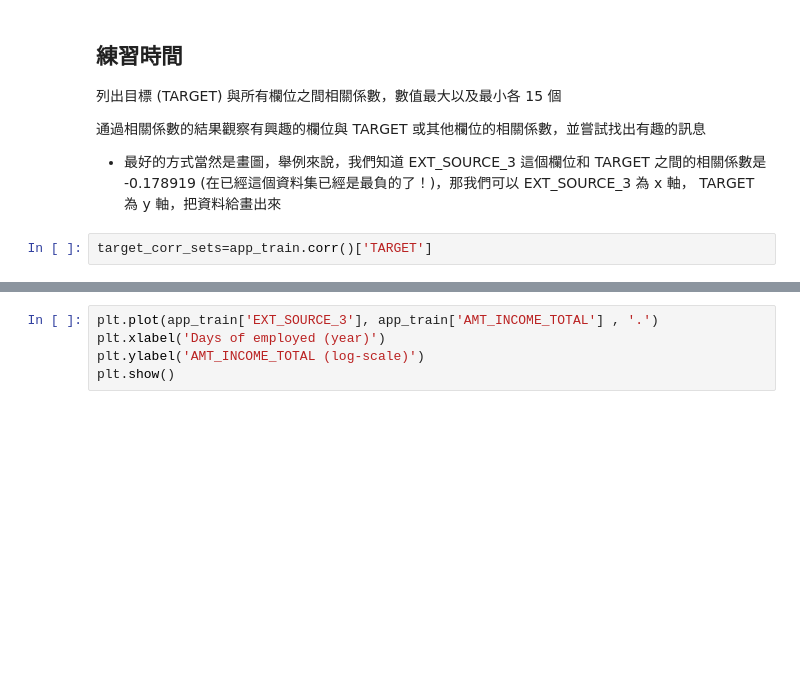
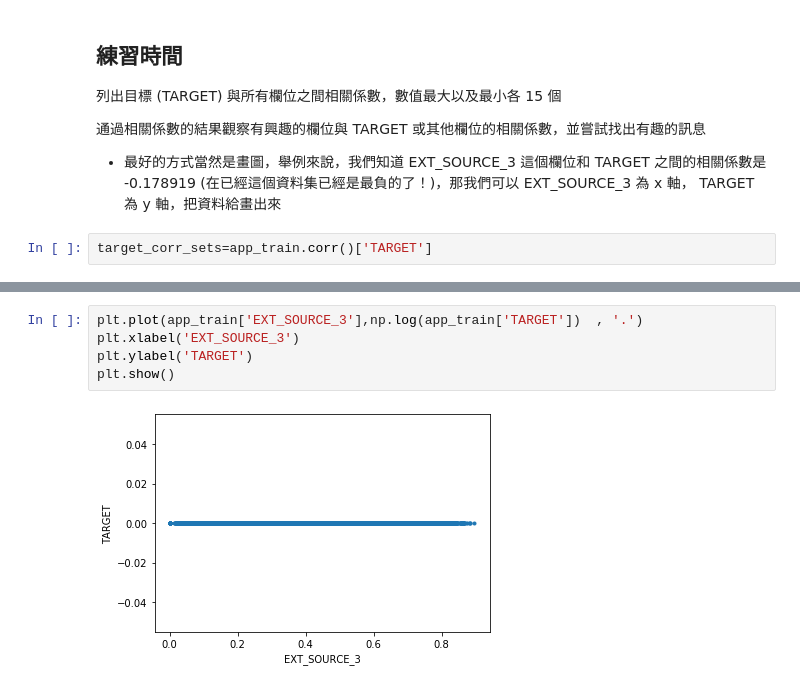
Before and after one commit to jttsai1994/4th-ML100Days, a Jupyter notebook: homework/Day_015_HW.ipynb, the cells around one changed output, grey strips where cells are left out. Saved outputs shown, nothing was run; the diff lists cells and outputs as text; blank space fills up the shorter version.

```diff
--- a/homework/Day_015_HW.ipynb
+++ b/homework/Day_015_HW.ipynb
@@ -103,5 +111,7 @@ Name: TARGET, Length: 107, dtype: float64
 # %%
-plt.plot(app_train['EXT_SOURCE_3'], app_train['AMT_INCOME_TOTAL'] , '.')
-plt.xlabel('Days of employed (year)')
-plt.ylabel('AMT_INCOME_TOTAL (log-scale)')
+plt.plot(app_train['EXT_SOURCE_3'],np.log(app_train['TARGET'])  , '.')
+plt.xlabel('EXT_SOURCE_3')
+plt.ylabel('TARGET')
 plt.show()
+# %% [output]
+[figure, added]
```
Also changed, not shown: parts of 4 cells of this notebook.
